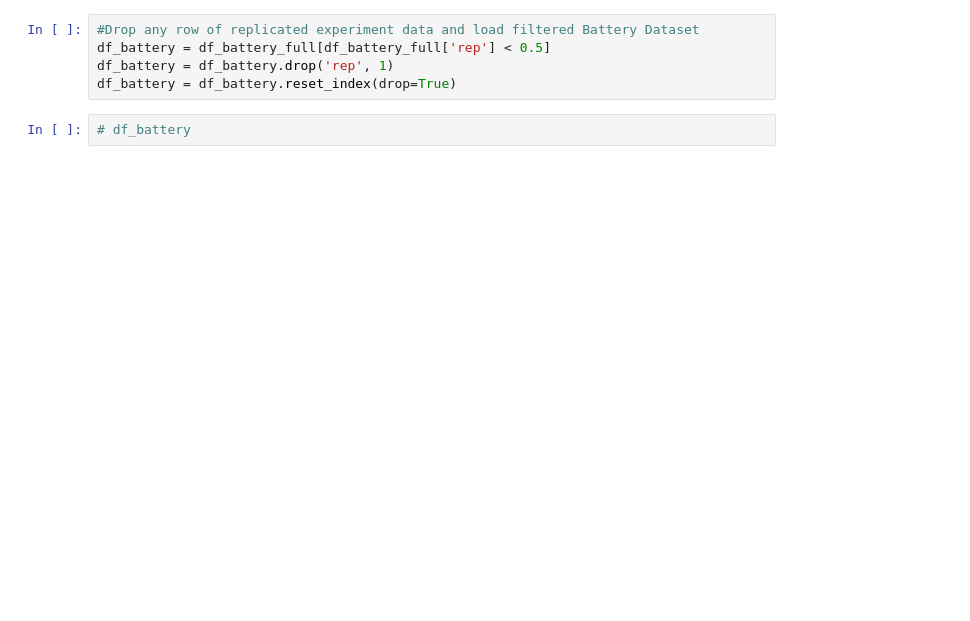
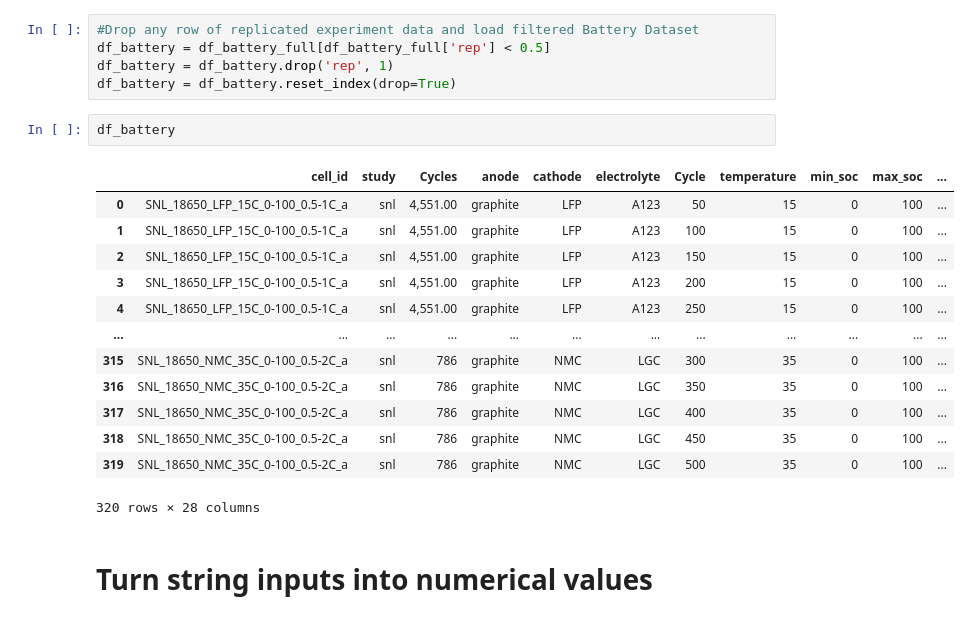
Before and after one commit to SZ-Jasper/SELEC, a Jupyter notebook: Battery Data/Battery_Dataset.ipynb, the cells around one changed output. Saved outputs shown, nothing was run; the diff lists cells and outputs as text; blank space fills up the shorter version.

```diff
--- a/Battery Data/Battery_Dataset.ipynb
+++ b/Battery Data/Battery_Dataset.ipynb
@@ -115,5 +133,21 @@ df_battery = df_battery_full[df_battery_full['rep'] < 0.5]
 df_battery = df_battery.drop('rep', 1)
 df_battery = df_battery.reset_index(drop=True)
 # %%
-# df_battery
+df_battery
+# %% [output]
+|  | cell_id | study | Cycles | anode | cathode | electrolyte | Cycle | temperature | min_soc | max_soc | ... |
+| 0 | SNL_18650_LFP_15C_0-100_0.5-1C_a | snl | 4,551.00 | graphite | LFP | A123 | 50 | 15 | 0 | 100 | ... |
+| 1 | SNL_18650_LFP_15C_0-100_0.5-1C_a | snl | 4,551.00 | graphite | LFP | A123 | 100 | 15 | 0 | 100 | ... |
+| 2 | SNL_18650_LFP_15C_0-100_0.5-1C_a | snl | 4,551.00 | graphite | LFP | A123 | 150 | 15 | 0 | 100 | ... |
+| 3 | SNL_18650_LFP_15C_0-100_0.5-1C_a | snl | 4,551.00 | graphite | LFP | A123 | 200 | 15 | 0 | 100 | ... |
+| 4 | SNL_18650_LFP_15C_0-100_0.5-1C_a | snl | 4,551.00 | graphite | LFP | A123 | 250 | 15 | 0 | 100 | ... |
+| ... | ... | ... | ... | ... | ... | ... | ... | ... | ... | ... | ... |
+| 315 | SNL_18650_NMC_35C_0-100_0.5-2C_a | snl | 786 | graphite | NMC | LGC | 300 | 35 | 0 | 100 | ... |
+| 316 | SNL_18650_NMC_35C_0-100_0.5-2C_a | snl | 786 | graphite | NMC | LGC | 350 | 35 | 0 | 100 | ... |
+| 317 | SNL_18650_NMC_35C_0-100_0.5-2C_a | snl | 786 | graphite | NMC | LGC | 400 | 35 | 0 | 100 | ... |
+| 318 | SNL_18650_NMC_35C_0-100_0.5-2C_a | snl | 786 | graphite | NMC | LGC | 450 | 35 | 0 | 100 | ... |
+| 319 | SNL_18650_NMC_35C_0-100_0.5-2C_a | snl | 786 | graphite | NMC | LGC | 500 | 35 | 0 | 100 | ... |
+320 rows × 28 columns
+# %% [markdown]
+# Turn string inputs into numerical values
 # %%
```
Also changed, not shown: parts of 6 cells of this notebook, 3 other files.
